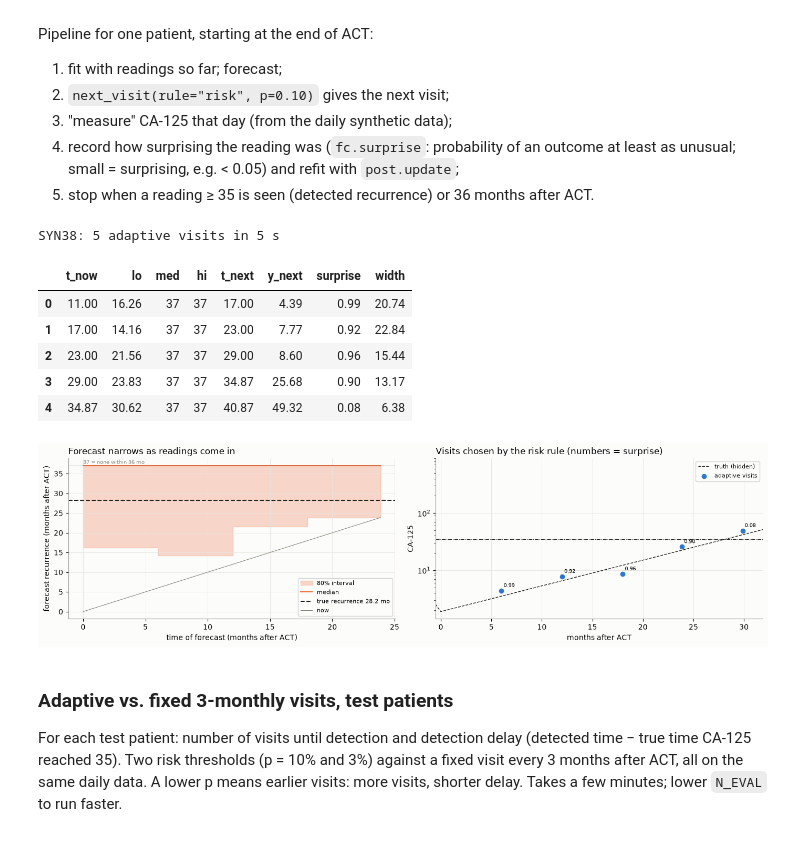
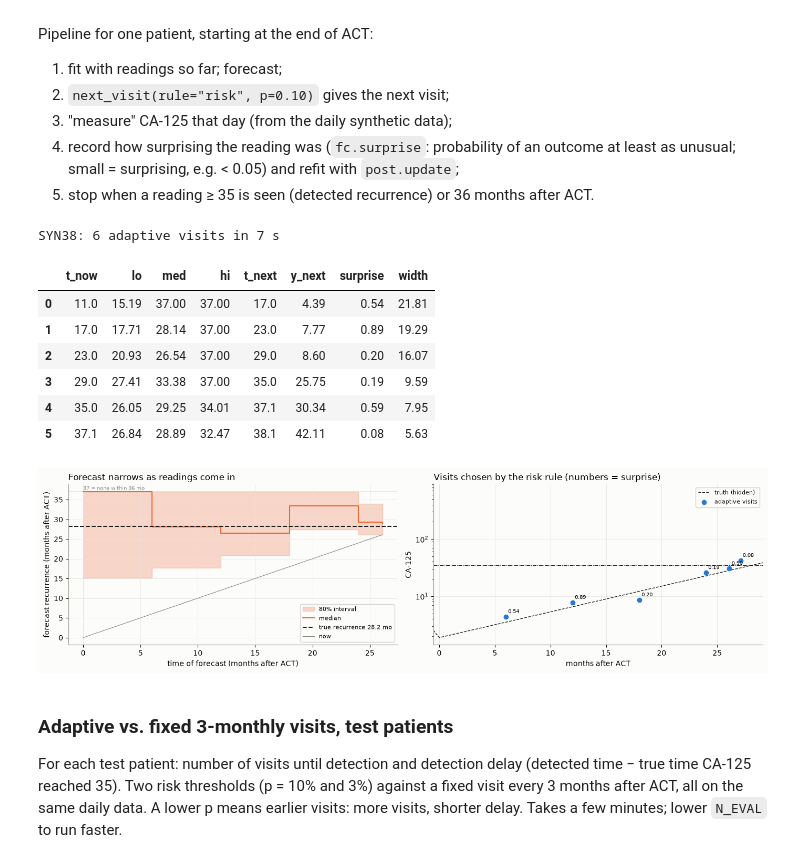
Before and after one commit to YunliQi/IMOWorkshop2026_Uncertainty, a Jupyter notebook: abc_smc.ipynb, the cells around one changed output. Drawn from its saved outputs; the diff is of its cells as text; code cells hidden in the pictures.

```diff
--- a/abc_smc.ipynb
+++ b/abc_smc.ipynb
@@ -320,44 +327,45 @@ Pipeline for one patient, starting at the end of ACT:
 5. stop when a reading ≥ 35 is seen (detected recurrence) or 36 months after ACT.
 # %%
 def adaptive_followup(model, data, pid, spec, rule="risk", p=0.10, max_gap=6.0, decay=None,
-                      censor_below=CUT, max_visits=20):
+                      censor_below=None, max_visits=20):
     t_obs, y_obs, s, daily = A.patient_inputs(data, pid)
     keep = t_obs <= s.t_end + 1e-9                     # standard visits up to the end of ACT
     t_obs, y_obs = t_obs[keep], y_obs[keep]
     by_day = daily.set_index("time")
     post = A.fit(model, t_obs, y_obs, s, t_now=s.t_end, prior=A.prior_for(spec, y_obs[0]),
                  decay=decay, censor_below=censor_below)
     steps = []
     for _ in range(max_visits):
         fc = post.forecast()
         lo, md_, hi = fc.recurrence_interval(0.8, cap=CAP)
         t_next = fc.next_visit(rule=rule, p=p, max_gap=max_gap)
         day = int(round(t_next * C.DAYS_PER_MONTH))
         if day not in by_day.index:                      # past the end of follow-up
             steps.append(dict(t_now=post.t_now, lo=lo, med=md_, hi=hi, t_next=np.nan,
                               y_next=np.nan, surprise=np.nan))
             break
         y_next = float(by_day.loc[day, "CA125"])
         steps.append(dict(t_now=post.t_now, lo=lo, med=md_, hi=hi, t_next=day / C.DAYS_PER_MONTH,
                           y_next=y_next, surprise=fc.surprise(day / C.DAYS_PER_MONTH, y_next)))
         if y_next >= CUT:
             break
         post = post.update(day / C.DAYS_PER_MONTH, y_next)
     return pd.DataFrame(steps), post, daily
 
 
 t0 = time.time()
 steps, post_last, daily = adaptive_followup(model, data, pid, SPEC)
 print(f"{pid}: {len(steps)} adaptive visits in {time.time() - t0:.0f} s")
 steps.assign(width=steps.hi - steps.lo).round(2)
 # %% [output]
-SYN38: 5 adaptive visits in 5 s
+SYN38: 6 adaptive visits in 7 s
 |  | t_now | lo | med | hi | t_next | y_next | surprise | width |
-| 0 | 11.00 | 16.26 | 37 | 37 | 17.00 | 4.39 | 0.99 | 20.74 |
-| 1 | 17.00 | 14.16 | 37 | 37 | 23.00 | 7.77 | 0.92 | 22.84 |
-| 2 | 23.00 | 21.56 | 37 | 37 | 29.00 | 8.60 | 0.96 | 15.44 |
-| 3 | 29.00 | 23.83 | 37 | 37 | 34.87 | 25.68 | 0.90 | 13.17 |
-| 4 | 34.87 | 30.62 | 37 | 37 | 40.87 | 49.32 | 0.08 | 6.38 |
+| 0 | 11.0 | 15.19 | 37.00 | 37.00 | 17.0 | 4.39 | 0.54 | 21.81 |
+| 1 | 17.0 | 17.71 | 28.14 | 37.00 | 23.0 | 7.77 | 0.89 | 19.29 |
+| 2 | 23.0 | 20.93 | 26.54 | 37.00 | 29.0 | 8.60 | 0.20 | 16.07 |
+| 3 | 29.0 | 27.41 | 33.38 | 37.00 | 35.0 | 25.75 | 0.19 | 9.59 |
+| 4 | 35.0 | 26.05 | 29.25 | 34.01 | 37.1 | 30.34 | 0.59 | 7.95 |
+| 5 | 37.1 | 26.84 | 28.89 | 32.47 | 38.1 | 42.11 | 0.08 | 5.63 |
 # %%
 s = A.patient_inputs(data, pid)[2]
 true_rel = daily.iloc[0].true_recurrence_rel
@@ -388,7 +396,7 @@ ax[1].set_title("Visits chosen by the risk rule (numbers = surprise)", loc="left
 ax[1].legend(fontsize=8)
 plt.tight_layout(); plt.show()
 # %% [output]
-[figure, old version]
+[figure, new version]
 # %% [markdown]
 ### Adaptive vs. fixed 3-monthly visits, test patients
 
```
Also changed, not shown: parts of 15 cells of this notebook, 3 other files.
